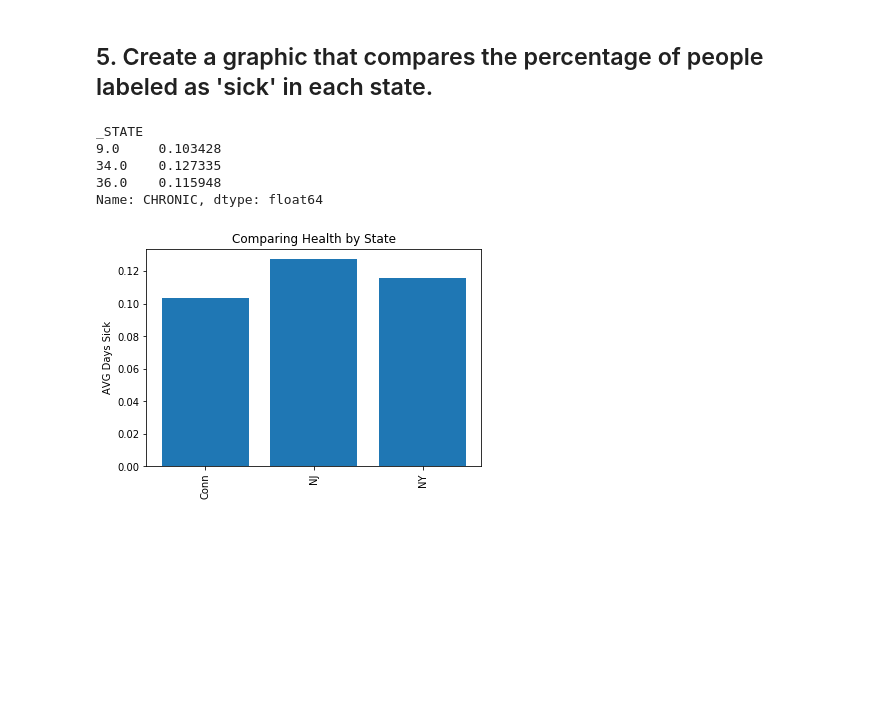
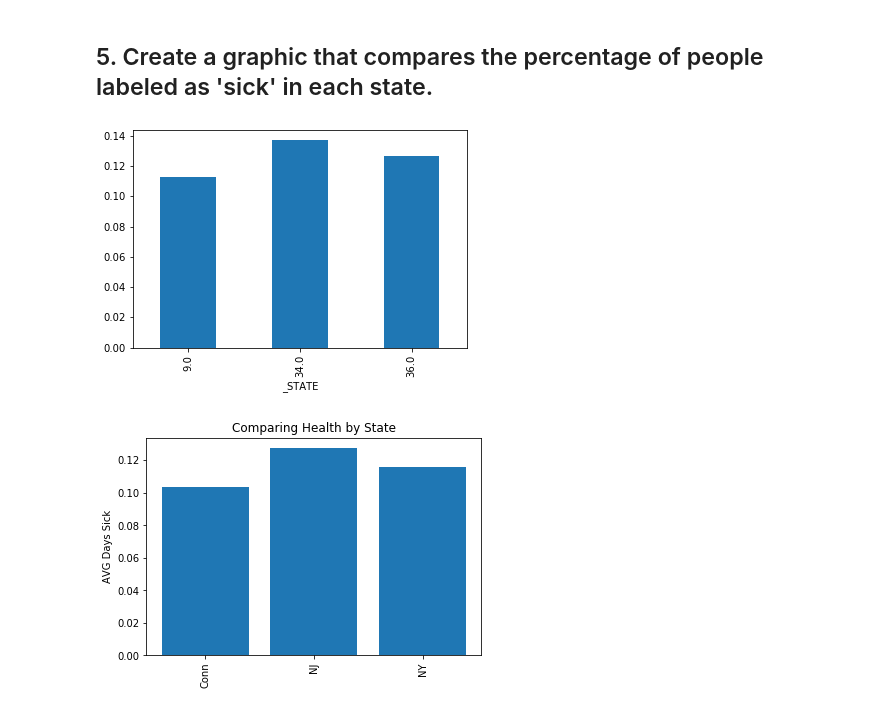
Before and after one commit to SlimHintz/nyc-mhtn-ds-091420-lectures, a Jupyter notebook: STATS_case_study/Statistical_Tests_Applied.ipynb, the cells around one changed output. Saved outputs shown, nothing was run; the diff lists cells and outputs as text; code cells hidden in the pictures; blank space fills up the shorter version.

```diff
--- a/STATS_case_study/Statistical_Tests_Applied.ipynb
+++ b/STATS_case_study/Statistical_Tests_Applied.ipynb
@@ -212,12 +224,9 @@ array([1, 1, 0, ..., 0, 1, 1])
 ## 5. Create a graphic that compares the percentage of people labeled as 'sick' in each state.
 # %%
 # code to calculate averages per state
+df.groupby(["_STATE"]).chron.mean().plot(kind='bar');
 # %% [output]
-_STATE
-9.0     0.103428
-34.0    0.127335
-36.0    0.115948
-Name: CHRONIC, dtype: float64
+[figure, added]
 # %%
 # create graphic to compare chronically sick by state
 # %% [output]
```
Also changed, not shown: parts of 11 cells of this notebook.
